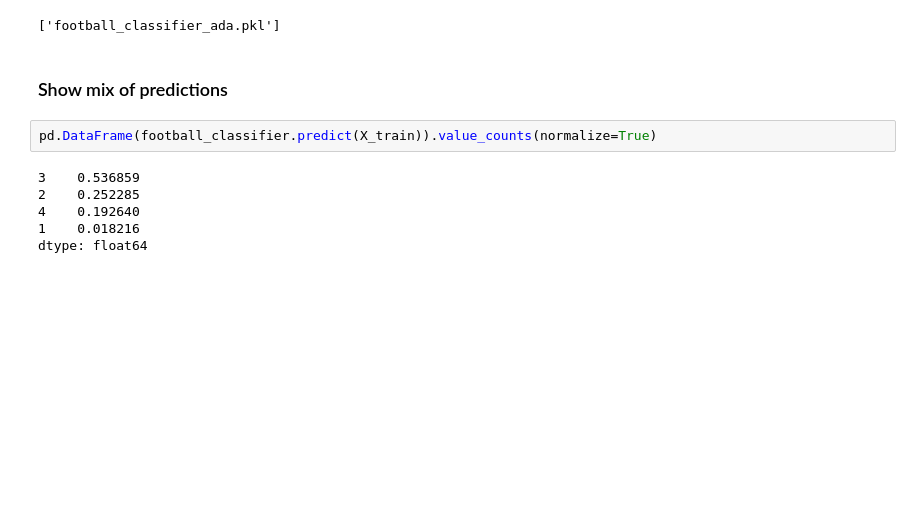
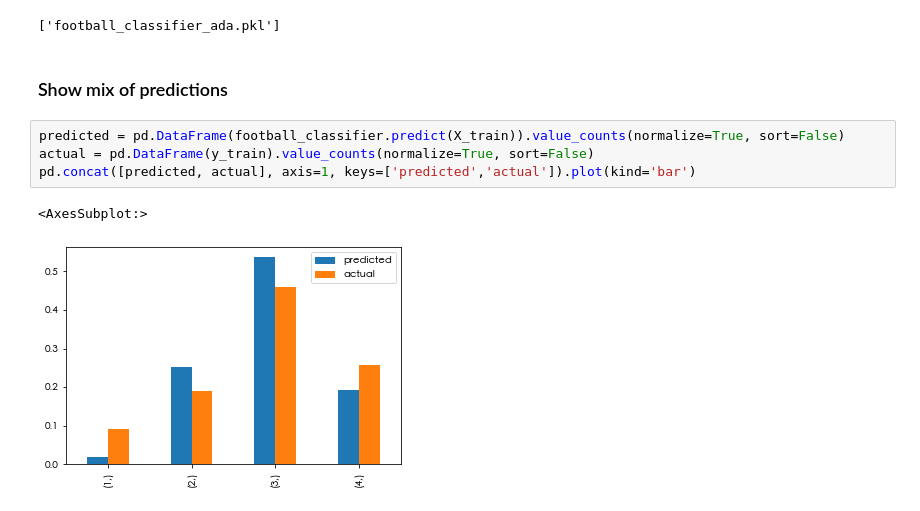
Before and after one commit to jonfrank/football-predictor, a Jupyter notebook: model_explained.ipynb, the cells around one changed output. Saved outputs shown, nothing was run; the diff lists cells and outputs as text; blank space fills up the shorter version.

```diff
--- a/model_explained.ipynb
+++ b/model_explained.ipynb
@@ -516,11 +515,10 @@ dump(football_classifier, f'football_classifier_{type}.pkl')
 ['football_classifier_ada.pkl']
 # %% [markdown]
 ### Show mix of predictions
-# %%
-pd.DataFrame(football_classifier.predict(X_train)).value_counts(normalize=True)
-# %% [output]
-3    0.536859
-2    0.252285
-4    0.192640
-1    0.018216
-dtype: float64
+# %%
+predicted = pd.DataFrame(football_classifier.predict(X_train)).value_counts(normalize=True, sort=False)
+actual = pd.DataFrame(y_train).value_counts(normalize=True, sort=False)
+pd.concat([predicted, actual], axis=1, keys=['predicted','actual']).plot(kind='bar')
+# %% [output]
+<AxesSubplot:>
+[figure, added]
```
Also changed, not shown: parts of 1 cell of this notebook, 2 other files.
